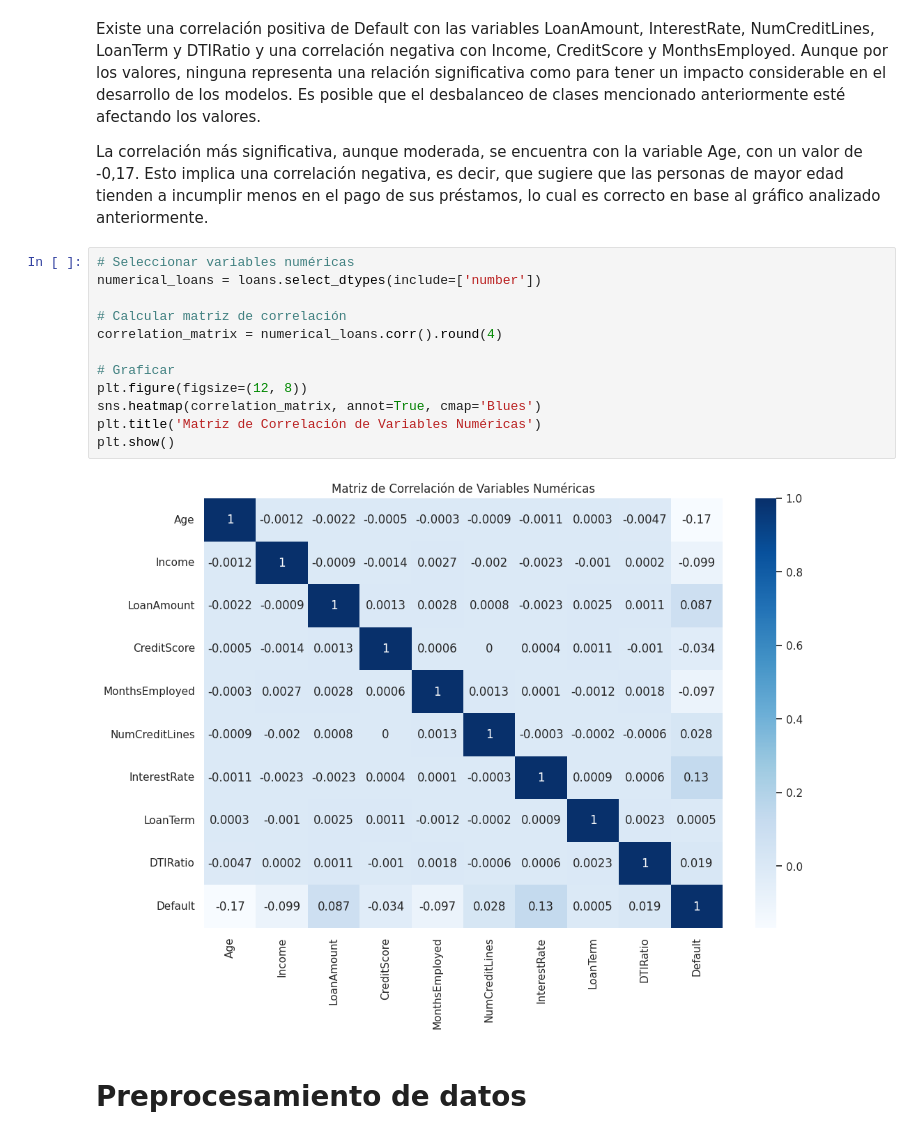
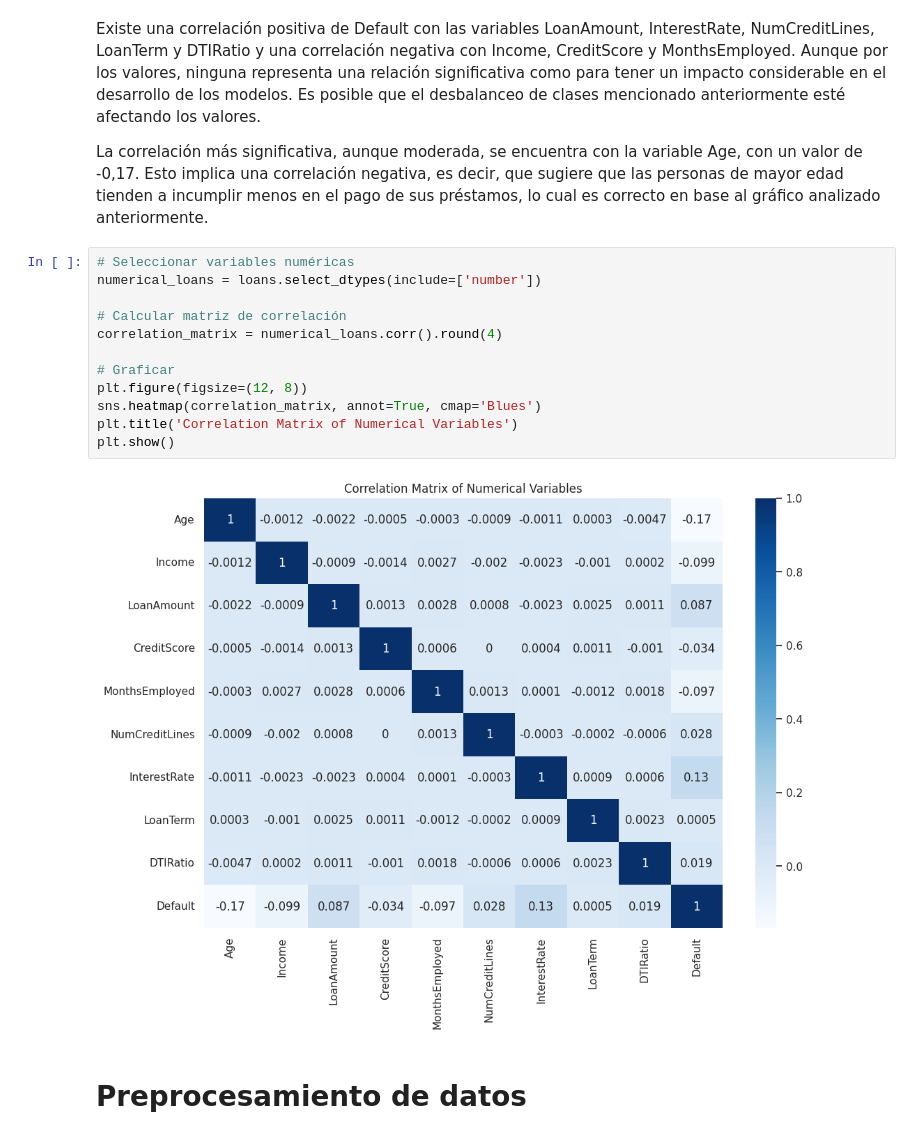
Before and after one commit to agostinacoppola/Data-Science, a Jupyter notebook: ProyectoFinalDS_Coppola.ipynb, the cells around one changed output. Saved outputs shown, nothing was run; the diff lists cells and outputs as text.

```diff
--- a/ProyectoFinalDS_Coppola.ipynb
+++ b/ProyectoFinalDS_Coppola.ipynb
@@ -412,17 +420,17 @@ La correlación más significativa, aunque moderada, se encuentra con la variabl
 # %%
 # Seleccionar variables numéricas
 numerical_loans = loans.select_dtypes(include=['number'])
 
 # Calcular matriz de correlación
 correlation_matrix = numerical_loans.corr().round(4)
 
 # Graficar
 plt.figure(figsize=(12, 8))
 sns.heatmap(correlation_matrix, annot=True, cmap='Blues')
-plt.title('Matriz de Correlación de Variables Numéricas')
+plt.title('Correlation Matrix of Numerical Variables')
 plt.show()
 # %% [output]
-[figure, old version]
+[figure, new version]
 # %% [markdown]
 # **Preprocesamiento de datos**
 # %% [markdown]
```
Also changed, not shown: parts of 5 cells of this notebook.
